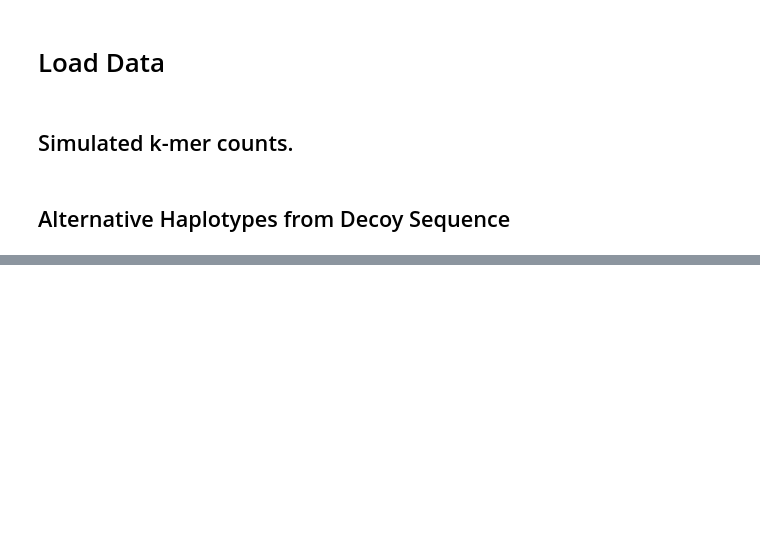
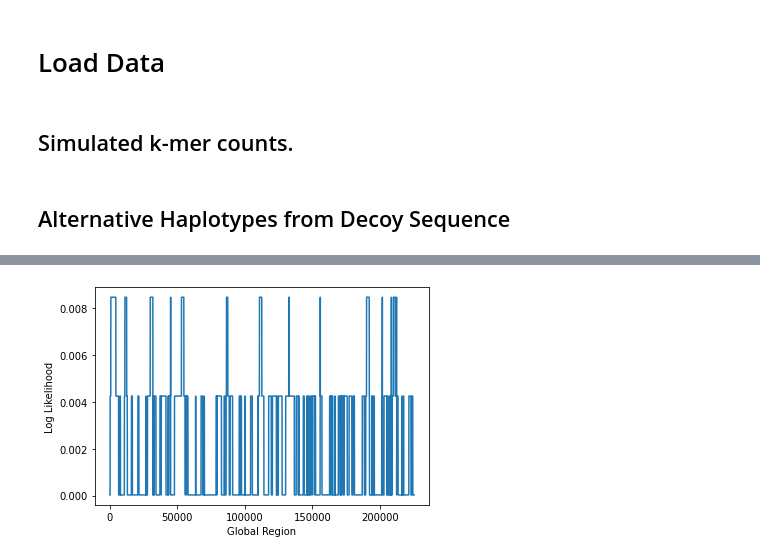
Before and after one commit to briannachrisman/alt_haplotypes, a Jupyter notebook: src/localize/likelihood_scratch.ipynb, the cells around one changed output, grey strips where cells are left out. Cells and saved outputs as stored; diff of their text form; code cells hidden in the pictures; blank space fills up the shorter version.

```diff
--- a/src/localize/likelihood_scratch.ipynb
+++ b/src/localize/likelihood_scratch.ipynb
@@ -268,0 +277,9 @@ True Location: chr2:728878-860300 Predicted Region: 02.000000001 - 02.005406157
+# %%
+if True:
+        #plt.figure(figsize=(20,8))
+        plt.plot(a[5])
+        plt.ylabel('Log Likelihood')
+        plt.xlabel('Global Region')
+        plt.show()
+# %% [output]
+[figure, added]
```
Also changed, not shown: parts of 11 cells of this notebook, 37 other files.
